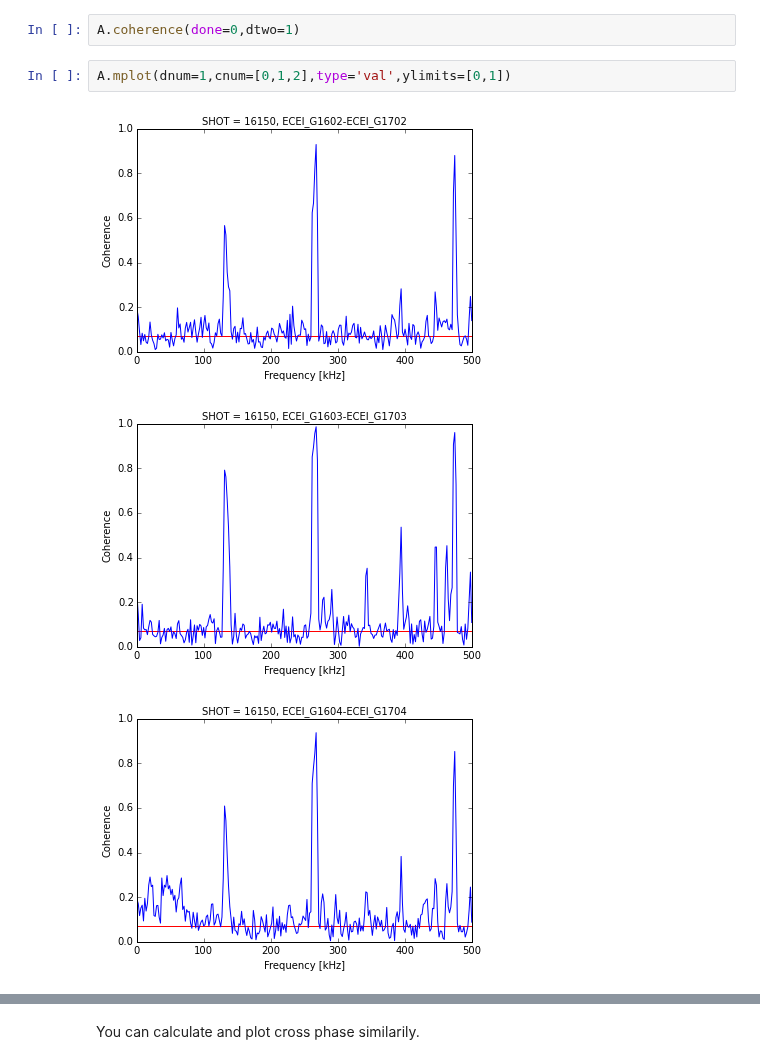
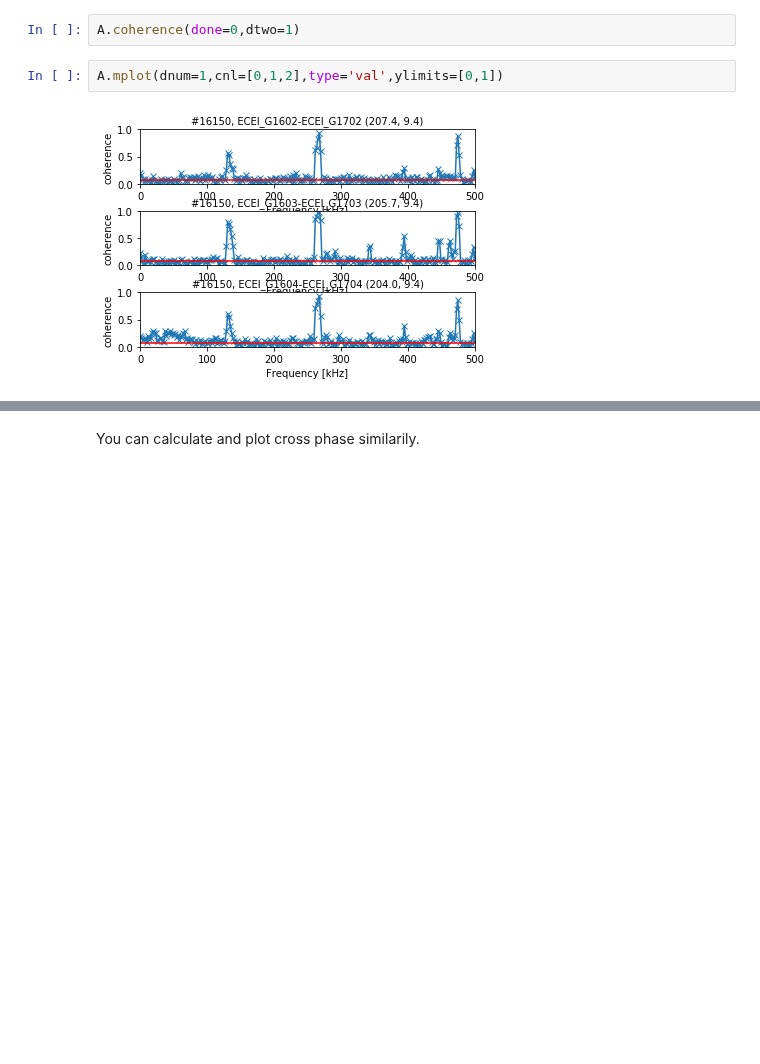
Before and after one commit to minjunJchoi/fluctana, a Jupyter notebook: examples/example1.ipynb, the cells around one changed output, grey strips where cells are left out. Cells and saved outputs as stored; diff of their text form; blank space fills up the shorter version.

```diff
--- a/examples/example1.ipynb
+++ b/examples/example1.ipynb
@@ -96,9 +88,7 @@ You can calculate and plot coherence similarily.
 # %%
 A.coherence(done=0,dtwo=1)
 # %%
-A.mplot(dnum=1,cnum=[0,1,2],type='val',ylimits=[0,1])
+A.mplot(dnum=1,cnl=[0,1,2],type='val',ylimits=[0,1])
 # %% [output]
-[figure, old version]
+[figure, new version]
-[figure, removed]
-[figure, removed]
 # %%
```
Also changed, not shown: parts of 11 cells of this notebook, 5 other files.
